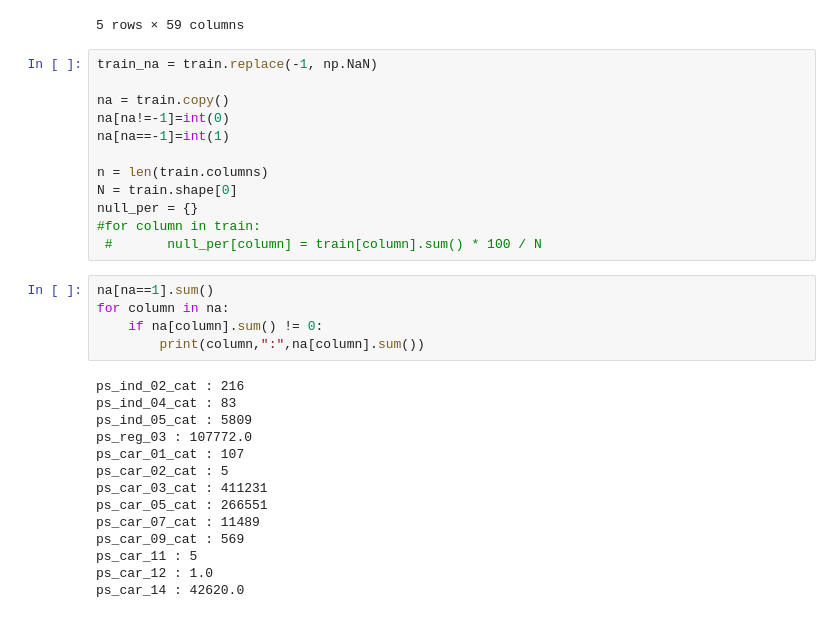
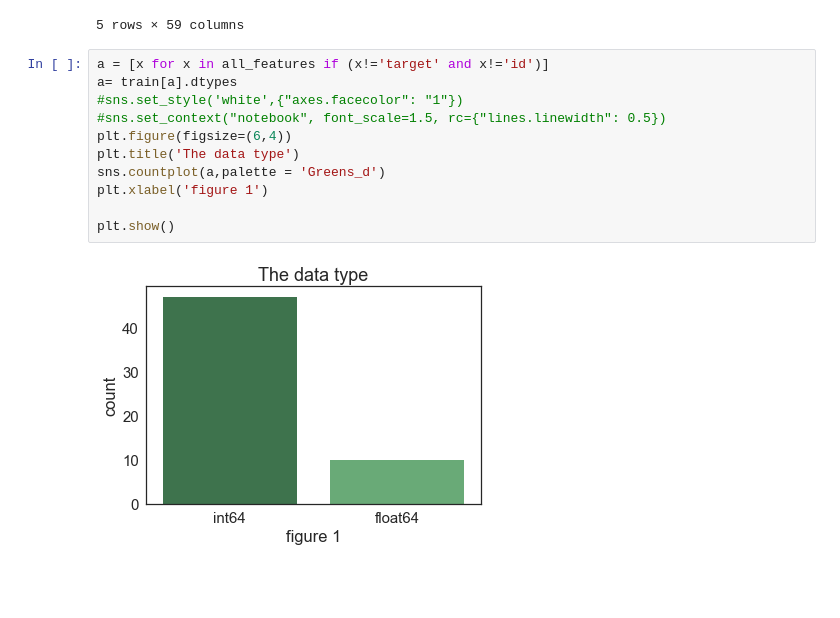
Before and after one commit to yirongtang/project-1, a Jupyter notebook: project1.ipynb, the cells around one changed output. Cells and saved outputs as stored; diff of their text form; blank space fills up the shorter version.

```diff
--- a/project1.ipynb
+++ b/project1.ipynb
@@ -17,34 +17,16 @@ train.head()
 | 3 | 16 | 0 | 0 | 1 | 2 | 0 | 0 | 1 | ... |
 | 4 | 17 | 0 | 0 | 2 | 0 | 1 | 0 | 1 | ... |
 5 rows × 59 columns
-# %%
-train_na = train.replace(-1, np.NaN)
-
-na = train.copy()
-na[na!=-1]=int(0)
-na[na==-1]=int(1)
-
-n = len(train.columns)
-N = train.shape[0]
-null_per = {}
-#for column in train:
- #       null_per[column] = train[column].sum() * 100 / N
-# %%
-na[na==1].sum()
-for column in na:
-    if na[column].sum() != 0:
-        print(column,":",na[column].sum())
-# %% [output]
-ps_ind_02_cat : 216
-ps_ind_04_cat : 83
-ps_ind_05_cat : 5809
-ps_reg_03 : 107772.0
-ps_car_01_cat : 107
-ps_car_02_cat : 5
-ps_car_03_cat : 411231
-ps_car_05_cat : 266551
-ps_car_07_cat : 11489
-ps_car_09_cat : 569
-ps_car_11 : 5
-ps_car_12 : 1.0
-ps_car_14 : 42620.0
+# %%
+a = [x for x in all_features if (x!='target' and x!='id')]
+a= train[a].dtypes
+#sns.set_style('white',{"axes.facecolor": "1"})
+#sns.set_context("notebook", font_scale=1.5, rc={"lines.linewidth": 0.5})
+plt.figure(figsize=(6,4))
+plt.title('The data type')
+sns.countplot(a,palette = 'Greens_d')
+plt.xlabel('figure 1')
+
+plt.show()
+# %% [output]
+[figure, added]
```
Also changed, not shown: parts of 19 cells of this notebook.
